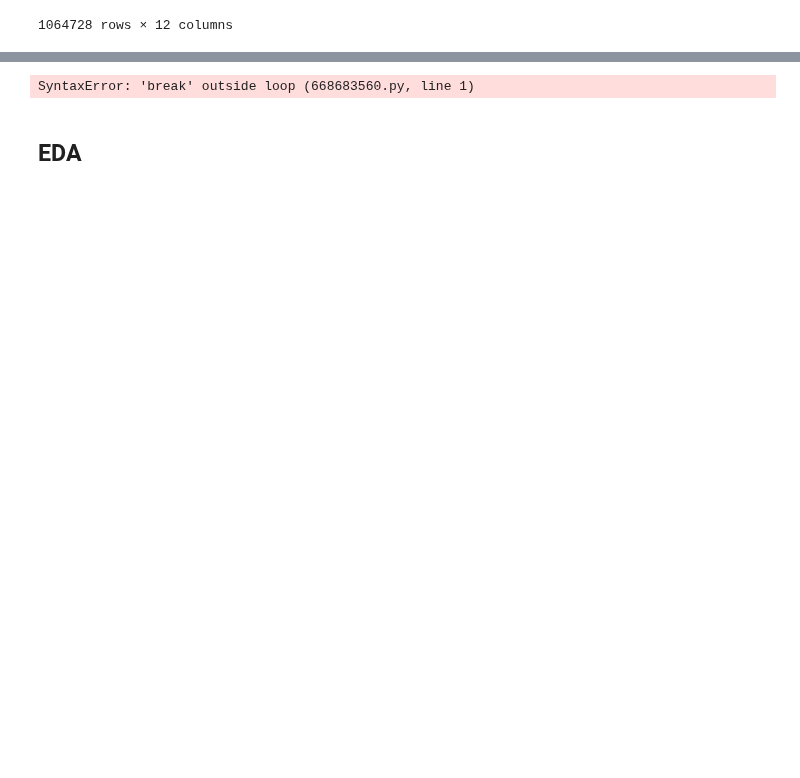
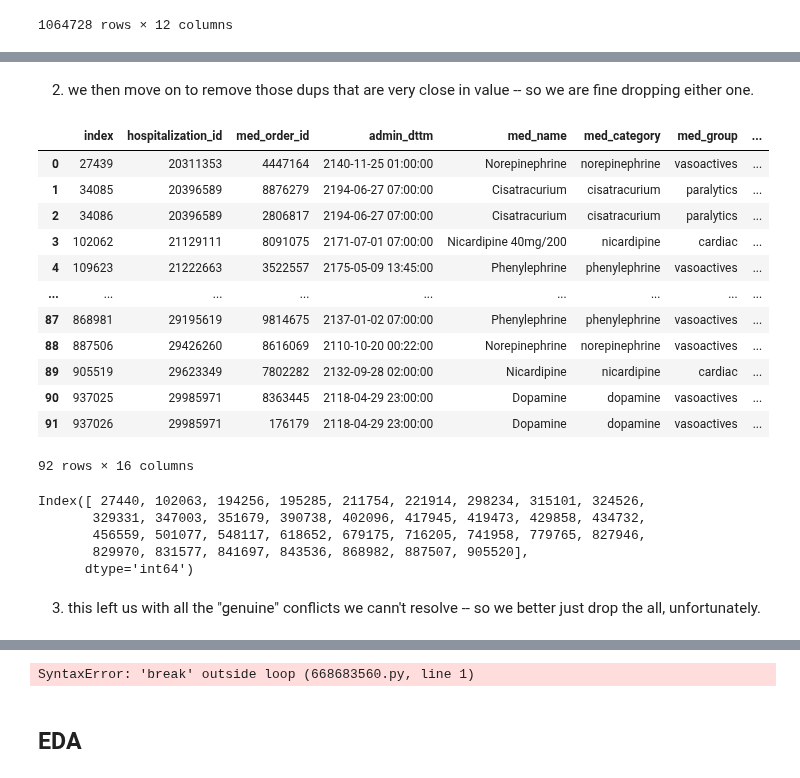
Before and after one commit to oldsandiaz/mimicclif, a Jupyter notebook: code/mimic-4.3.1-to-clif-2.0.ipynb, the cells around one changed output, grey strips where cells are left out. Cells and saved outputs as stored; diff of their text form; code cells hidden in the pictures; blank space fills up the shorter version.

```diff
--- a/code/mimic-4.3.1-to-clif-2.0.ipynb
+++ b/code/mimic-4.3.1-to-clif-2.0.ipynb
@@ -3495,0 +3525,7 @@ save_to_rclif(ats_meds_ldf, "medication_admin_continuous")
+# %%
+# remaining dups to deal with:
+ats_meds_dups_d = ats_meds_dups[ats_meds_dups["dose_notna"]]
+ats_meds_dups_d = ats_meds_dups_d[ats_meds_dups_d.duplicated(subset = meds_keycols, keep = False)
+]
+ats_meds_dups_d.reset_index(inplace=True)
+ats_meds_dups_d.head()
@@ -3495,0 +3539,43 @@ save_to_rclif(ats_meds_ldf, "medication_admin_continuous")
+# %% [markdown]
+2. we then move on to remove those dups that are very close in value -- so we are fine dropping either one.
+# %%
+# check if two doses are within 5% of each other
+def are_doses_close(doses):
+    return abs(doses.iloc[0] - doses.iloc[1]) / max(doses.iloc[0], doses.iloc[1]) <= 0.05
+
+# drop the row with the shorter mar_action_name
+def drop_shorter_action_name(group):
+    if len(group) == 2 and are_doses_close(group['med_dose']):
+        return group.loc[[group['mar_action_name'].str.len().idxmax()]]
+    return group
+
+# Group by meds_keycols and apply the function
+ats_meds_dups_dd = ats_meds_dups_d.groupby(meds_keycols).apply(drop_shorter_action_name).reset_index(drop = True)
+ats_meds_dups_dd
+# %% [output]
+|  | index | hospitalization_id | med_order_id | admin_dttm | med_name | med_category | med_group | ... |
+| 0 | 27439 | 20311353 | 4447164 | 2140-11-25 01:00:00 | Norepinephrine | norepinephrine | vasoactives | ... |
+| 1 | 34085 | 20396589 | 8876279 | 2194-06-27 07:00:00 | Cisatracurium | cisatracurium | paralytics | ... |
+| 2 | 34086 | 20396589 | 2806817 | 2194-06-27 07:00:00 | Cisatracurium | cisatracurium | paralytics | ... |
+| 3 | 102062 | 21129111 | 8091075 | 2171-07-01 07:00:00 | Nicardipine 40mg/200 | nicardipine | cardiac | ... |
+| 4 | 109623 | 21222663 | 3522557 | 2175-05-09 13:45:00 | Phenylephrine | phenylephrine | vasoactives | ... |
+| ... | ... | ... | ... | ... | ... | ... | ... | ... |
+| 87 | 868981 | 29195619 | 9814675 | 2137-01-02 07:00:00 | Phenylephrine | phenylephrine | vasoactives | ... |
+| 88 | 887506 | 29426260 | 8616069 | 2110-10-20 00:22:00 | Norepinephrine | norepinephrine | vasoactives | ... |
+| 89 | 905519 | 29623349 | 7802282 | 2132-09-28 02:00:00 | Nicardipine | nicardipine | cardiac | ... |
+| 90 | 937025 | 29985971 | 8363445 | 2118-04-29 23:00:00 | Dopamine | dopamine | vasoactives | ... |
+| 91 | 937026 | 29985971 | 176179 | 2118-04-29 23:00:00 | Dopamine | dopamine | vasoactives | ... |
+92 rows × 16 columns
+# %%
+meds_didx_2 = pd.Index(
+    np.setdiff1d(ats_meds_dups_d["index"], ats_meds_dups_dd["index"])
+)
+meds_didx_2
+# %% [output]
+Index([ 27440, 102063, 194256, 195285, 211754, 221914, 298234, 315101, 324526,
+       329331, 347003, 351679, 390738, 402096, 417945, 419473, 429858, 434732,
+       456559, 501077, 548117, 618652, 679175, 716205, 741958, 779765, 827946,
+       829970, 831577, 841697, 843536, 868982, 887507, 905520],
+      dtype='int64')
+# %% [markdown]
+3. this left us with all the "genuine" conflicts we cann't resolve -- so we better just drop the all, unfortunately.
```
Also changed, not shown: parts of 24 cells of this notebook.
